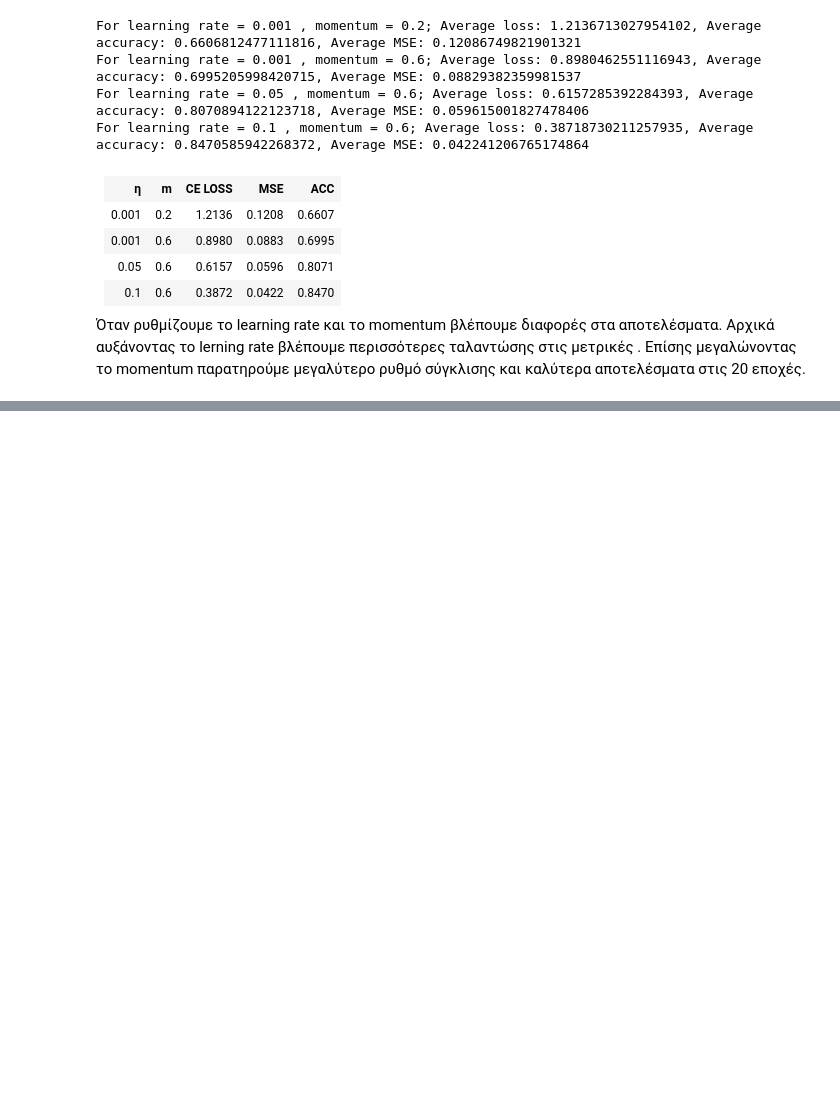
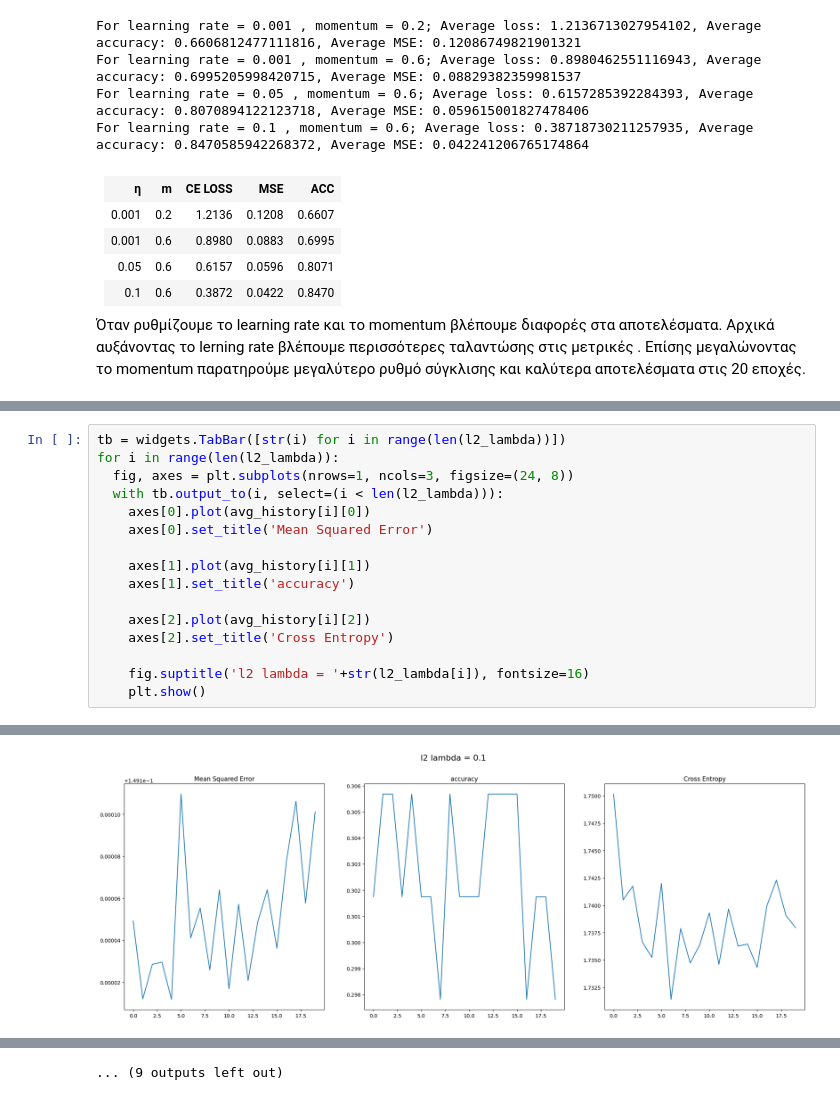
Before and after one commit to alexva1/Computational_Intelligence, a Jupyter notebook: notebook/Code.ipynb, the cells around one changed output, grey strips where cells are left out. Drawn from its saved outputs; the diff is of its cells as text; blank space fills up the shorter version.

```diff
--- a/notebook/Code.ipynb
+++ b/notebook/Code.ipynb
@@ -456,0 +544,17 @@ For learning rate = 0.1 , momentum = 0.6; Average loss: 0.38718730211257935, Ave
+# %%
+tb = widgets.TabBar([str(i) for i in range(len(l2_lambda))])
+for i in range(len(l2_lambda)):
+  fig, axes = plt.subplots(nrows=1, ncols=3, figsize=(24, 8))
+  with tb.output_to(i, select=(i < len(l2_lambda))):
+    axes[0].plot(avg_history[i][0])
+    axes[0].set_title('Mean Squared Error')
+
+    axes[1].plot(avg_history[i][1])
+    axes[1].set_title('accuracy')
+
+    axes[2].plot(avg_history[i][2])
+    axes[2].set_title('Cross Entropy')
+
+    fig.suptitle('l2 lambda = '+str(l2_lambda[i]), fontsize=16)
+    plt.show()
+# %% [output]
@@ -456,0 +568 @@ For learning rate = 0.1 , momentum = 0.6; Average loss: 0.38718730211257935, Ave
+[figure, added]
@@ -456,0 +573 @@ For learning rate = 0.1 , momentum = 0.6; Average loss: 0.38718730211257935, Ave
+... (9 outputs left out)
```
Also changed, not shown: parts of 8 cells of this notebook.
